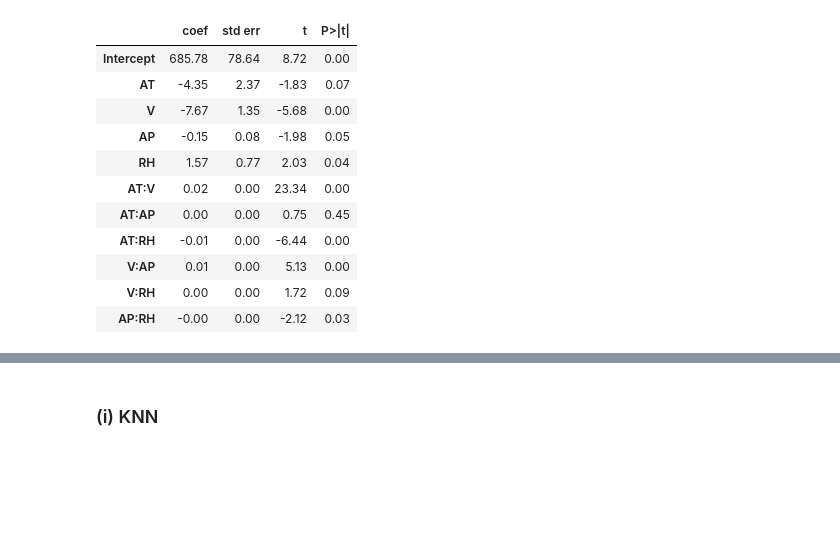
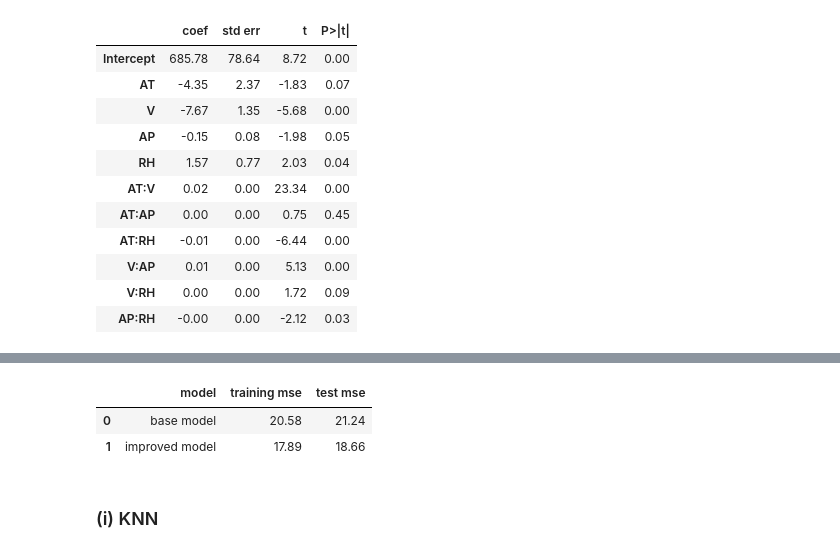
Before and after one commit to raychencssw/Power-Plant-Energy-Output-Prediction, a Jupyter notebook: notebook/Last_First_HW2.ipynb, the cells around one changed output, grey strips where cells are left out. Drawn from its saved outputs; the diff is of its cells as text; code cells hidden in the pictures; blank space fills up the shorter version.

```diff
--- a/notebook/Last_First_HW2.ipynb
+++ b/notebook/Last_First_HW2.ipynb
@@ -363,7 +367,7 @@ model_base = sm.OLS(train_y, x_base).fit()
 
 # 2nd model: start backselection with full model w/i interaction terms and quadratic nonlinearities
 
-full = 'PE ~ AT + V + AP + RH + np.power(AT,2) + np.power(AP,2) + np.power(RH,2) + AT*V + AT*AP + AT*RH + V*AP + V*RH + AP*RH'
+full = 'PE ~ AT + V + AP + RH + np.power(AT,2) + np.power(AP,2) + np.power(V,2) + np.power(RH,2) + AT*V + AT*AP + AT*RH + V*AP + V*RH + AP*RH'
 model_imp = smf.ols(formula = full, data = train).fit()
 
 # extract the feature matrix and columns name from smf
@@ -374,11 +378,9 @@ feature_names = model_imp.model.exog_names
 x_imp = pd.DataFrame(x_imp, columns=feature_names)
 # print(x_imp)
 
-# idx_remove = model_imp.pvalues[1:].idxmax()
-# x_imp = x_imp.drop(columns = idx_remove)
-# print(x_imp)
-# print(x_imp.shape)
-# print(train_y.shape)
+results_imp = summarize(model_imp)
+print(pd.DataFrame(results_imp))
+print('\n')
 
 #
 while len(model_imp.pvalues) > 1 and model_imp.pvalues[1:].max() > 0.05:
@@ -392,6 +394,6 @@ while len(model_imp.pvalues) > 1 and model_imp.pvalues[1:].max() > 0.05:
     # error!!!!
     model_imp = sm.OLS(train_y, x_imp).fit()
     results_imp = summarize(model_imp)
-    print(results_imp)
+    print(pd.DataFrame(results_imp))
     print('\n')
 # %% [output]
@@ -412,6 +414,53 @@ AT:V                0.01     0.00   5.66   0.00
 AT:AP               0.01     0.00   3.17   0.00
 AT:RH              -0.01     0.00  -5.74   0.00
 AP:RH              -0.00     0.00  -3.62   0.00
+# %%
+# use 1st(base) model to predict training set and test set
+LR_test_x = sm.add_constant(test_x)
+
+predict_train_base_y = model_base.predict(x_base)
+predict_test_base_y = model_base.predict(LR_test_x)
+
+predict_train_base_mse = mean_squared_error(train_y, predict_train_base_y)
+predict_test_base_mse = mean_squared_error(test_y, predict_test_base_y)
+
+# use 2nd(interaction + nonlinear) model to predict training set and test set
+
+# extract nonlinear feature for training set
+x_imp_train = model_imp.model.exog
+feature_names = model_imp.model.exog_names
+x_imp_train = pd.DataFrame(x_imp_train, columns=feature_names)
+# print(x_imp_train)
+
+# organize non linear feature for test set
+AT2 = test_x['AT'] ** 2
+AP2 = test_x['AP'] ** 2
+RH2 = test_x['RH'] ** 2
+ATxV = test_x['AT'] * test_x['V']
+ATxAP = test_x['AT'] * test_x['AP']
+ATxRH = test_x['AT'] * test_x['RH']
+APxRH = test_x['AP'] * test_x['RH']
+data_imp = {'np.power(AT, 2)':AT2, 'np.power(AP, 2)':AP2, 'np.power(RH, 2)':RH2, 'AT:AV':ATxV, 'AT:AP':ATxAP, 'AT:RH':ATxRH, 'AP:RH':APxRH  }
+data_imp = pd.DataFrame(data_imp)
+x_imp_test = pd.concat([test_x,data_imp], axis=1)
+x_imp_test = sm.add_constant(x_imp_test)
+
+predict_train_imp_y = model_imp.predict(x_imp_train)
+predict_test_imp_y = model_imp.predict(x_imp_test)
+
+predict_train_imp_mse = mean_squared_error(train_y, predict_train_imp_y)
+predict_test_imp_mse = mean_squared_error(test_y, predict_test_imp_y)
+
+
+comparison = [{'model': 'base model', 'training mse': predict_train_base_mse, 'test mse': predict_test_base_mse},
+              {'model': 'improved model', 'training mse': predict_train_imp_mse, 'test mse': predict_test_imp_mse}]
+
+comparison = pd.DataFrame(comparison)
+comparison
+# %% [output]
+|  | model | training mse | test mse |
+| 0 | base model | 20.58 | 21.24 |
+| 1 | improved model | 17.89 | 18.66 |
 # %% [markdown]
 ### (i) KNN
 # %% [markdown]
```
Also changed, not shown: parts of 4 cells of this notebook.
